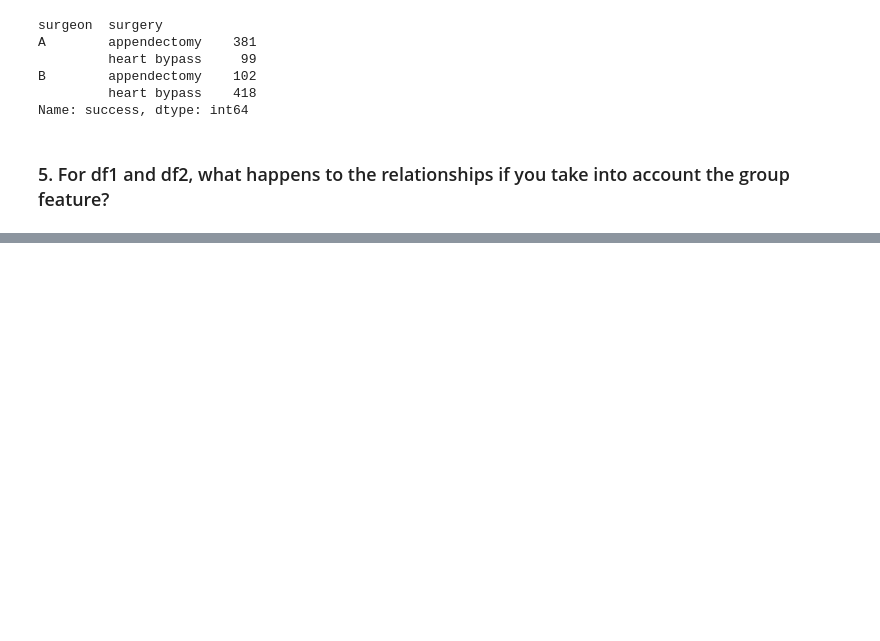
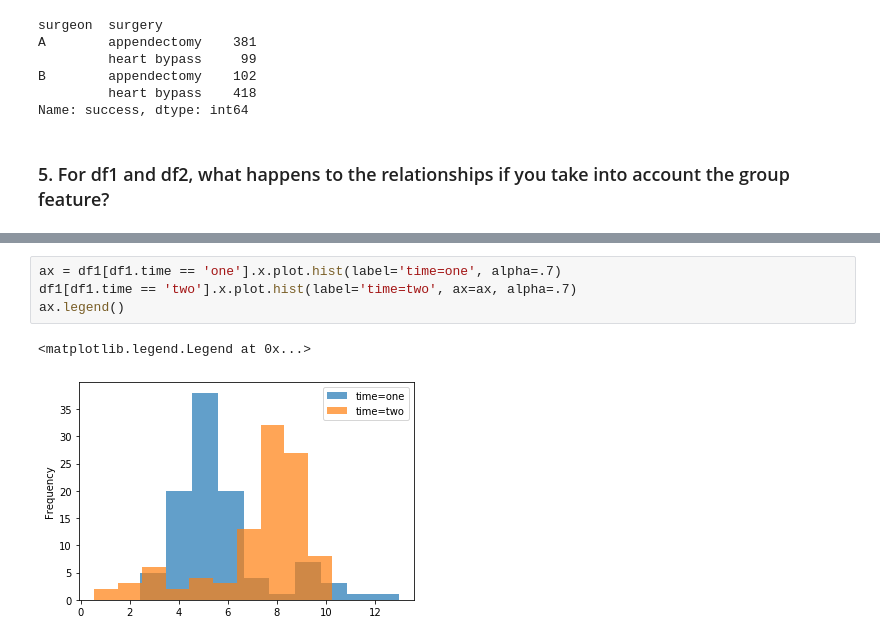
Before and after one commit to dbojado/clustering-exercises, a Jupyter notebook: warmup_exercise.ipynb, the cells around one changed output, grey strips where cells are left out. Saved outputs shown, nothing was run; the diff lists cells and outputs as text; blank space fills up the shorter version.

```diff
--- a/warmup_exercise.ipynb
+++ b/warmup_exercise.ipynb
@@ -100,0 +138,7 @@ Name: success, dtype: int64
+# %%
+ax = df1[df1.time == 'one'].x.plot.hist(label='time=one', alpha=.7)
+df1[df1.time == 'two'].x.plot.hist(label='time=two', ax=ax, alpha=.7)
+ax.legend()
+# %% [output]
+<matplotlib.legend.Legend at 0x...>
+[figure, added]
```
Also changed, not shown: parts of 11 cells of this notebook.
